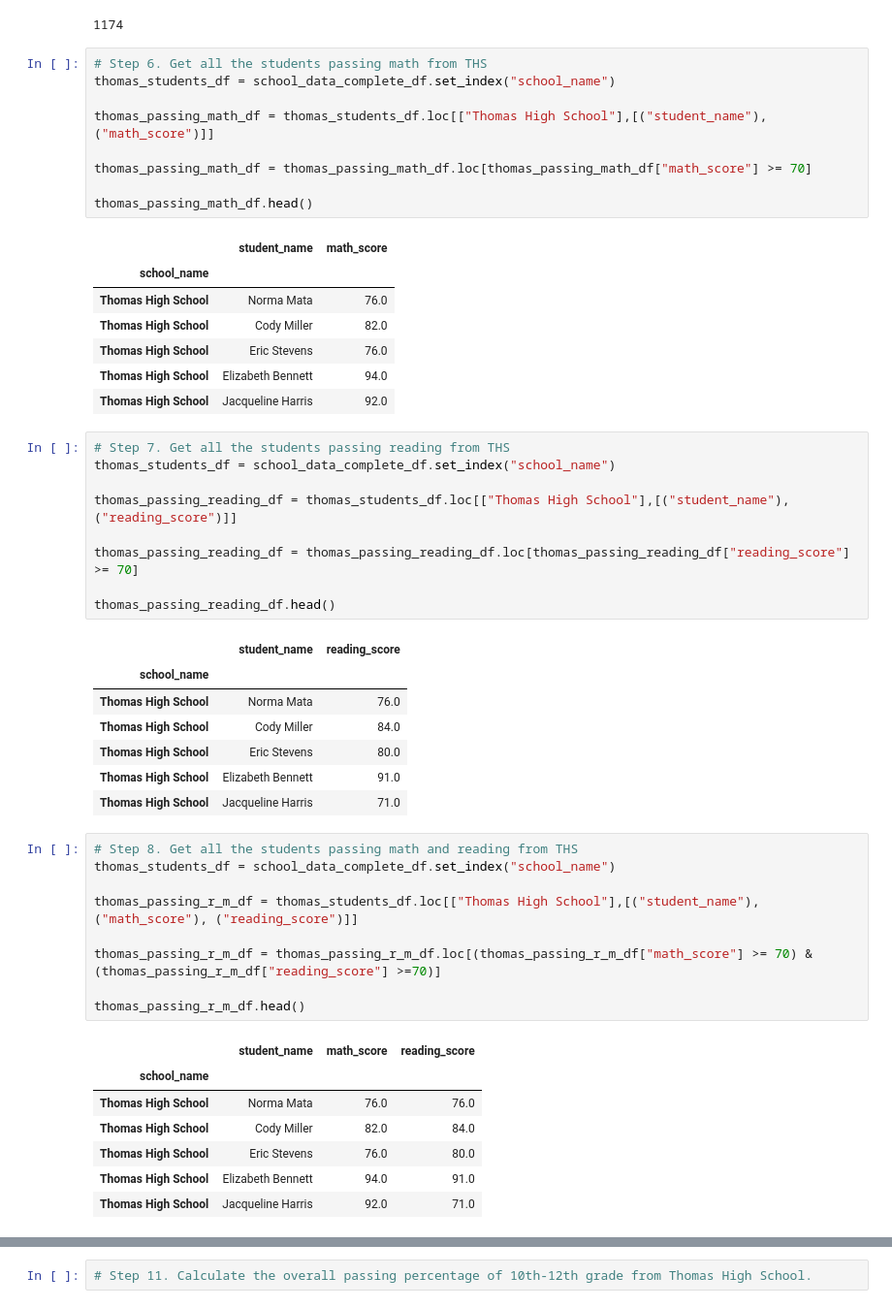
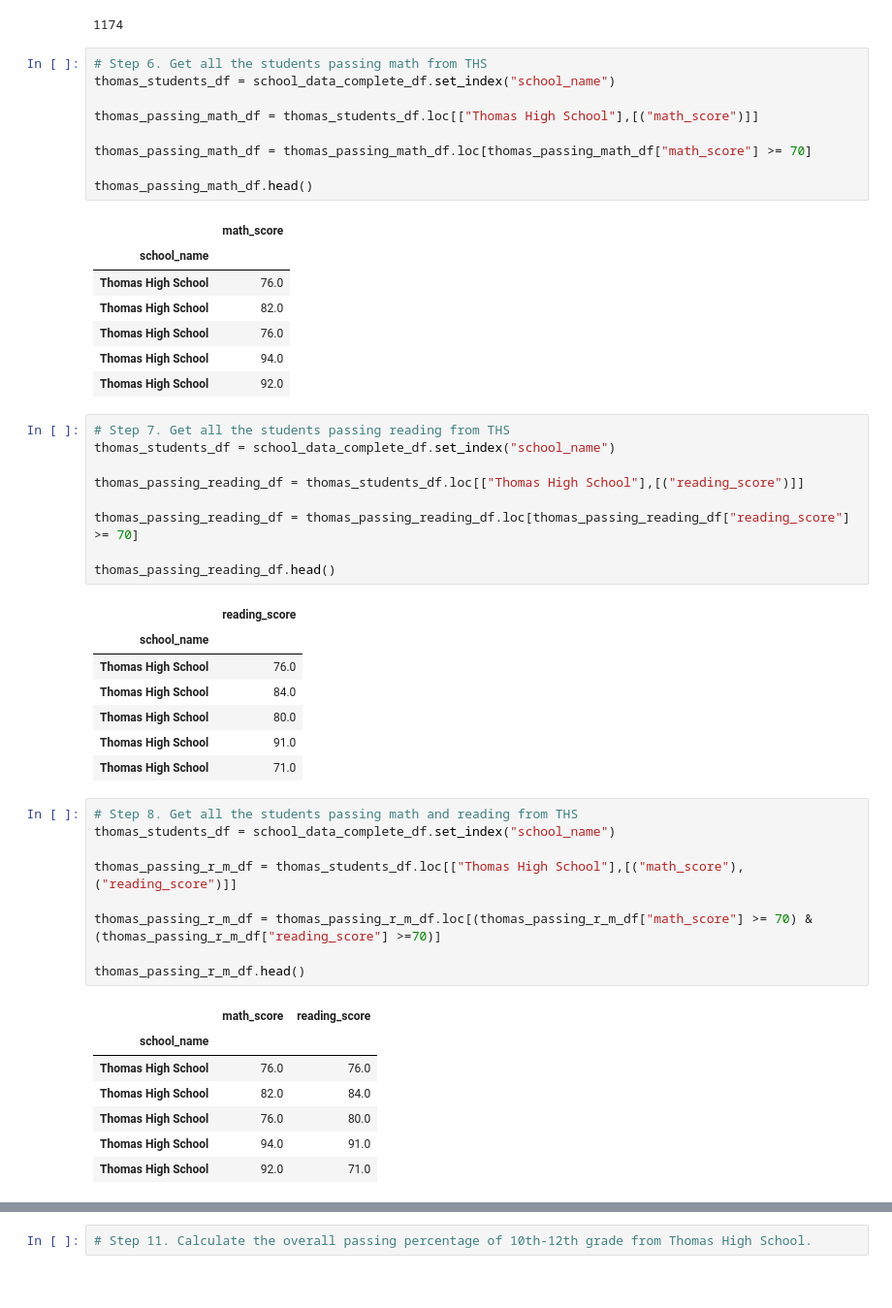
Before and after one commit to jisellejones/School_District_Analysis, a Jupyter notebook: loc.ipynb, the cells around one changed output, grey strips where cells are left out. Shown: that part at 97% size. Drawn from its saved outputs; the diff is of its cells as text.

```diff
--- a/loc.ipynb
+++ b/loc.ipynb
@@ -239,52 +239,52 @@ thomas_tenth_twelfth_count
 # Step 6. Get all the students passing math from THS
 thomas_students_df = school_data_complete_df.set_index("school_name")
 
-thomas_passing_math_df = thomas_students_df.loc[["Thomas High School"],[("student_name"), ("math_score")]]
+thomas_passing_math_df = thomas_students_df.loc[["Thomas High School"],[("math_score")]]
 
 thomas_passing_math_df = thomas_passing_math_df.loc[thomas_passing_math_df["math_score"] >= 70]
 
 thomas_passing_math_df.head()
 # %% [output]
-|  | student_name | math_score |
-| school_name |  |  |
-| Thomas High School | Norma Mata | 76.0 |
-| Thomas High School | Cody Miller | 82.0 |
-| Thomas High School | Eric Stevens | 76.0 |
-| Thomas High School | Elizabeth Bennett | 94.0 |
-| Thomas High School | Jacqueline Harris | 92.0 |
+|  | math_score |
+| school_name |  |
+| Thomas High School | 76.0 |
+| Thomas High School | 82.0 |
+| Thomas High School | 76.0 |
+| Thomas High School | 94.0 |
+| Thomas High School | 92.0 |
 # %%
 # Step 7. Get all the students passing reading from THS
 thomas_students_df = school_data_complete_df.set_index("school_name")
 
-thomas_passing_reading_df = thomas_students_df.loc[["Thomas High School"],[("student_name"), ("reading_score")]]
+thomas_passing_reading_df = thomas_students_df.loc[["Thomas High School"],[("reading_score")]]
 
 thomas_passing_reading_df = thomas_passing_reading_df.loc[thomas_passing_reading_df["reading_score"] >= 70]
 
 thomas_passing_reading_df.head()
 # %% [output]
-|  | student_name | reading_score |
-| school_name |  |  |
-| Thomas High School | Norma Mata | 76.0 |
-| Thomas High School | Cody Miller | 84.0 |
-| Thomas High School | Eric Stevens | 80.0 |
-| Thomas High School | Elizabeth Bennett | 91.0 |
-| Thomas High School | Jacqueline Harris | 71.0 |
+|  | reading_score |
+| school_name |  |
+| Thomas High School | 76.0 |
+| Thomas High School | 84.0 |
+| Thomas High School | 80.0 |
+| Thomas High School | 91.0 |
+| Thomas High School | 71.0 |
 # %%
 # Step 8. Get all the students passing math and reading from THS
 thomas_students_df = school_data_complete_df.set_index("school_name")
 
-thomas_passing_r_m_df = thomas_students_df.loc[["Thomas High School"],[("student_name"), ("math_score"), ("reading_score")]]
+thomas_passing_r_m_df = thomas_students_df.loc[["Thomas High School"],[("math_score"), ("reading_score")]]
 
 thomas_passing_r_m_df = thomas_passing_r_m_df.loc[(thomas_passing_r_m_df["math_score"] >= 70) & (thomas_passing_r_m_df["reading_score"] >=70)]
 
 thomas_passing_r_m_df.head()
 # %% [output]
-|  | student_name | math_score | reading_score |
-| school_name |  |  |  |
-| Thomas High School | Norma Mata | 76.0 | 76.0 |
-| Thomas High School | Cody Miller | 82.0 | 84.0 |
-| Thomas High School | Eric Stevens | 76.0 | 80.0 |
-| Thomas High School | Elizabeth Bennett | 94.0 | 91.0 |
-| Thomas High School | Jacqueline Harris | 92.0 | 71.0 |
+|  | math_score | reading_score |
+| school_name |  |  |
+| Thomas High School | 76.0 | 76.0 |
+| Thomas High School | 82.0 | 84.0 |
+| Thomas High School | 76.0 | 80.0 |
+| Thomas High School | 94.0 | 91.0 |
+| Thomas High School | 92.0 | 71.0 |
 # %%
 # Step 9. Calculate the percentage of 10th-12th grade students passing math from Thomas High School.
```
Also changed, not shown: parts of 2 cells of this notebook.
